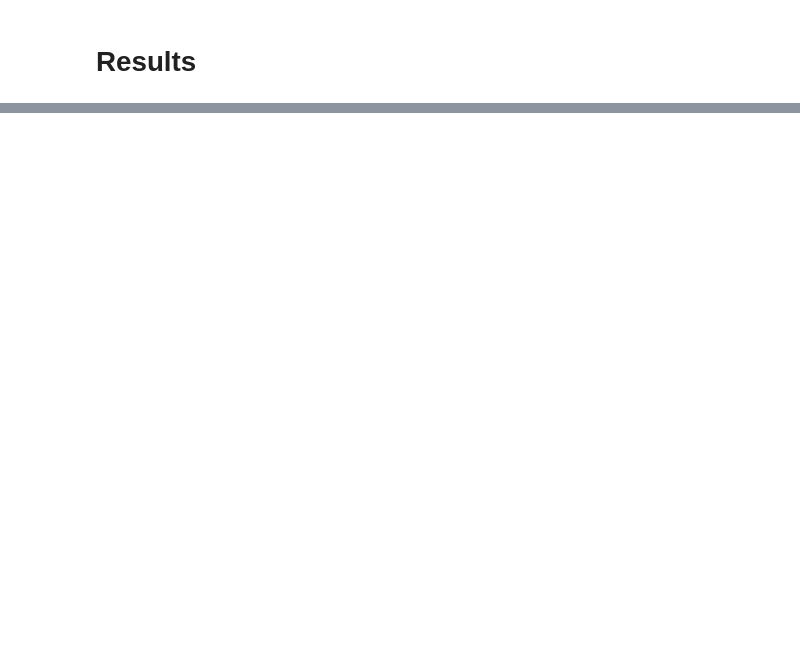
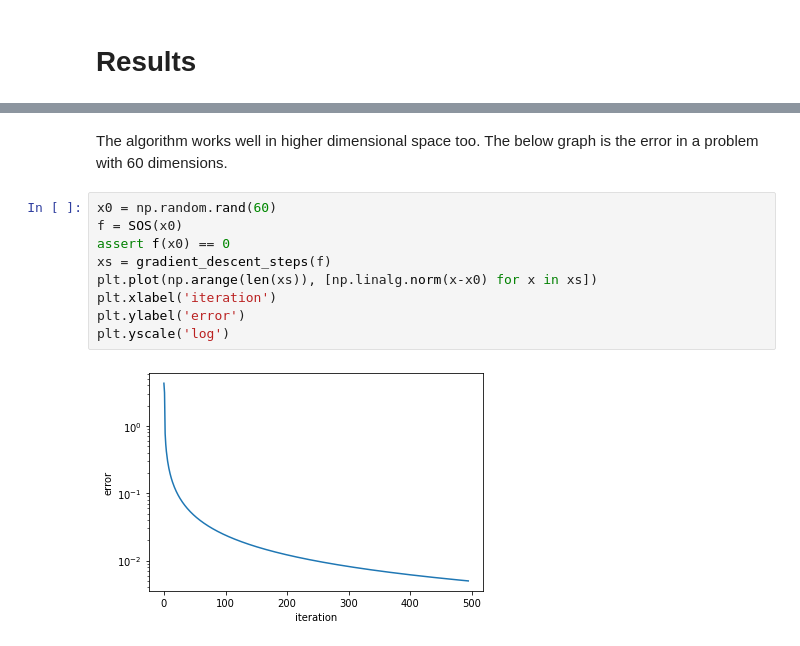
Before and after one commit to johanhoffman/DD2363_VT21, a Jupyter notebook: Lab_7/jacwah_lab7.ipynb, the cells around one changed output, grey strips where cells are left out. Drawn from its saved outputs; the diff is of its cells as text; blank space fills up the shorter version.

```diff
--- a/Lab_7/jacwah_lab7.ipynb
+++ b/Lab_7/jacwah_lab7.ipynb
@@ -126,0 +121,13 @@ plt.scatter(x0[0], x0[1])
+# %% [markdown]
+The algorithm works well in higher dimensional space too. The below graph is the error in a problem with 60 dimensions.
+# %%
+x0 = np.random.rand(60)
+f = SOS(x0)
+assert f(x0) == 0
+xs = gradient_descent_steps(f)
+plt.plot(np.arange(len(xs)), [np.linalg.norm(x-x0) for x in xs])
+plt.xlabel('iteration')
+plt.ylabel('error')
+plt.yscale('log')
+# %% [output]
+[figure, added]
```
Also changed, not shown: parts of 18 cells of this notebook.
